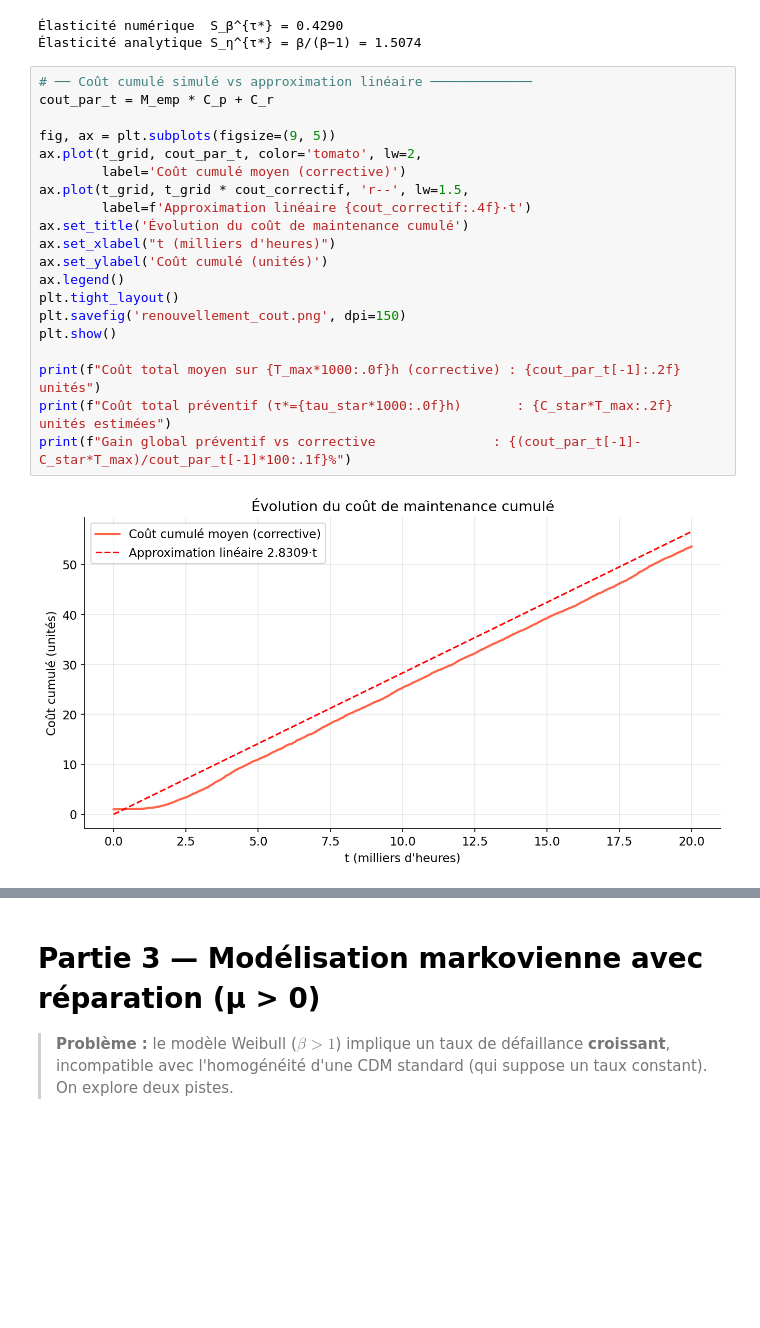
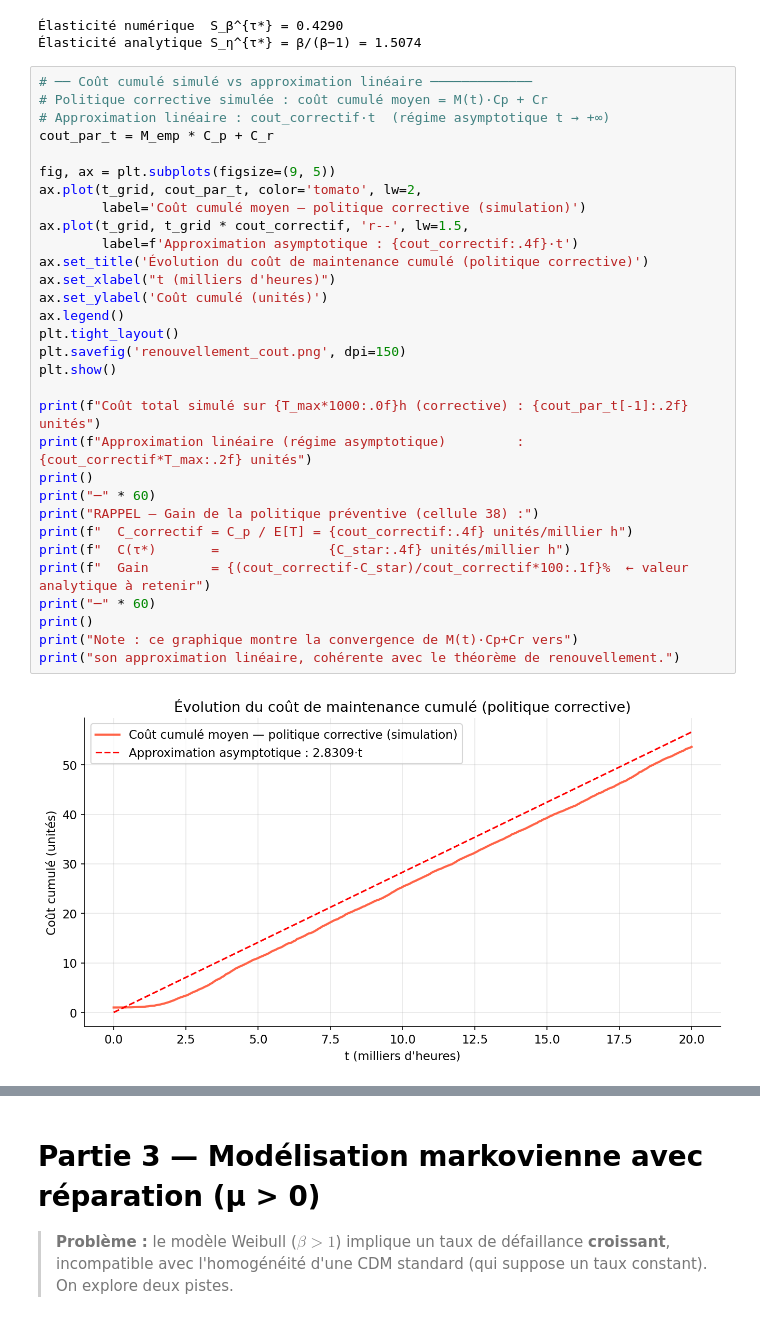
Before and after one commit to MWalid2/Optimisation-de-la-Maintenance-Industrielle-par-l-Analyse-de-Fiabilit-, a Jupyter notebook: partie_3.ipynb, the cells around one changed output, grey strips where cells are left out. Drawn from its saved outputs; the diff is of its cells as text; blank space fills up the shorter version.

```diff
--- a/partie_3.ipynb
+++ b/partie_3.ipynb
@@ -791,23 +803,34 @@ print(f'Élasticité analytique S_η^{{τ*}} = β/(β−1) = {S_eta_tstar_analyt
 Élasticité analytique S_η^{τ*} = β/(β−1) = 1.5074
 # %%
 # ── Coût cumulé simulé vs approximation linéaire ─────────────
+# Politique corrective simulée : coût cumulé moyen = M(t)·Cp + Cr
+# Approximation linéaire : cout_correctif·t  (régime asymptotique t → +∞)
 cout_par_t = M_emp * C_p + C_r
 
 fig, ax = plt.subplots(figsize=(9, 5))
 ax.plot(t_grid, cout_par_t, color='tomato', lw=2,
-        label='Coût cumulé moyen (corrective)')
+        label='Coût cumulé moyen — politique corrective (simulation)')
 ax.plot(t_grid, t_grid * cout_correctif, 'r--', lw=1.5,
-        label=f'Approximation linéaire {cout_correctif:.4f}·t')
-ax.set_title('Évolution du coût de maintenance cumulé')
+        label=f'Approximation asymptotique : {cout_correctif:.4f}·t')
+ax.set_title('Évolution du coût de maintenance cumulé (politique corrective)')
 ax.set_xlabel("t (milliers d'heures)")
 ax.set_ylabel('Coût cumulé (unités)')
 ax.legend()
 plt.tight_layout()
 plt.savefig('renouvellement_cout.png', dpi=150)
 plt.show()
 
-print(f"Coût total moyen sur {T_max*1000:.0f}h (corrective) : {cout_par_t[-1]:.2f} unités")
-print(f"Coût total préventif (τ*={tau_star*1000:.0f}h)       : {C_star*T_max:.2f} unités estimées")
-print(f"Gain global préventif vs corrective               : {(cout_par_t[-1]-C_star*T_max)/cout_par_t[-1]*100:.1f}%")
+print(f"Coût total simulé sur {T_max*1000:.0f}h (corrective) : {cout_par_t[-1]:.2f} unités")
+print(f"Approximation linéaire (régime asymptotique)         : {cout_correctif*T_max:.2f} unités")
+print()
+print("─" * 60)
+print("RAPPEL — Gain de la politique préventive (cellule 38) :")
+print(f"  C_correctif = C_p / E[T] = {cout_correctif:.4f} unités/millier h")
+print(f"  C(τ*)       =              {C_star:.4f} unités/millier h")
+print(f"  Gain        = {(cout_correctif-C_star)/cout_correctif*100:.1f}%  ← valeur analytique à retenir")
+print("─" * 60)
+print()
+print("Note : ce graphique montre la convergence de M(t)·Cp+Cr vers")
+print("son approximation linéaire, cohérente avec le théorème de renouvellement.")
 # %% [output]
-[figure, old version]
+[figure, new version]
```
Also changed, not shown: parts of 6 cells of this notebook, 4 other files.
